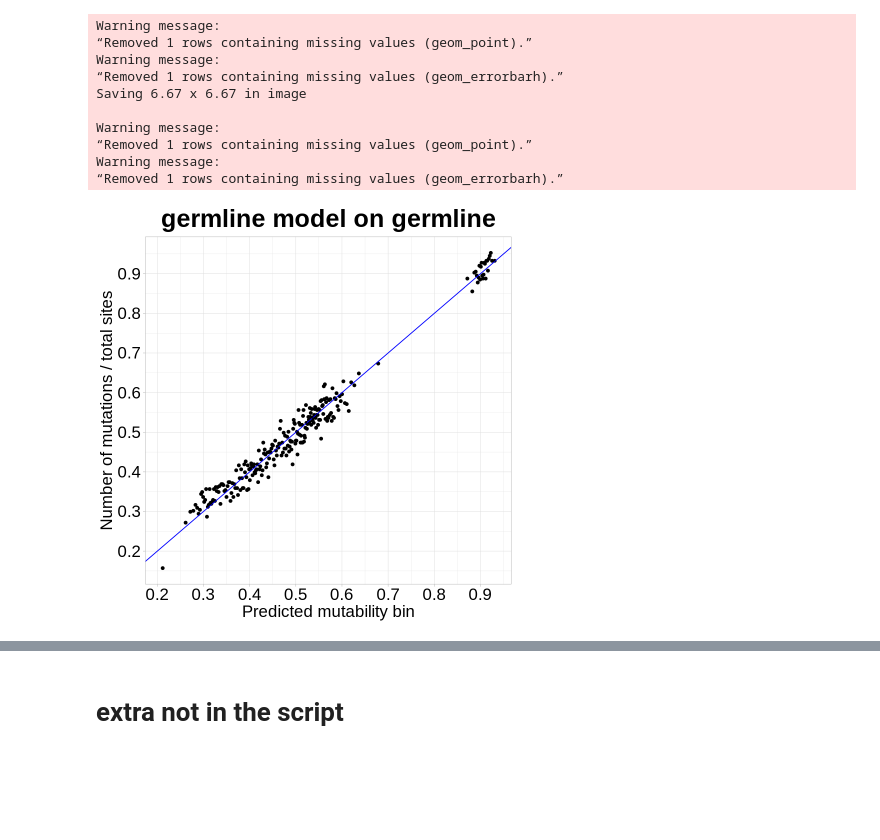
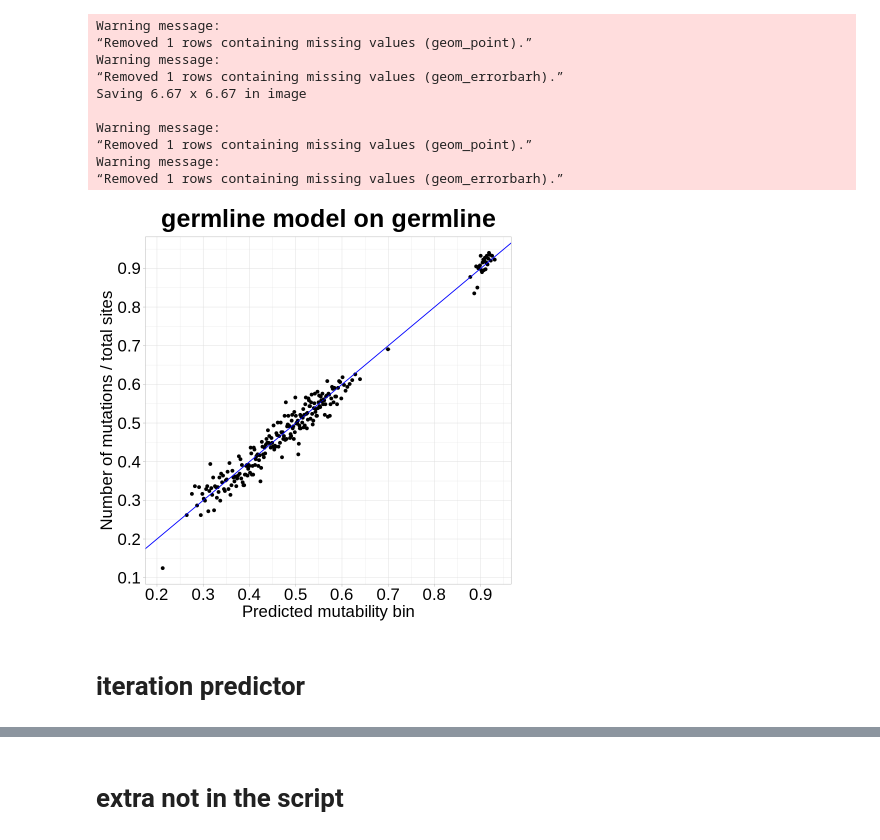
Before and after one commit to MadeleineOman/mutability, a Jupyter notebook: analysis/modules/plotting_scatter/plotting_scatter.ipynb, the cells around one changed output, grey strips where cells are left out. Drawn from its saved outputs; the diff is of its cells as text; code cells hidden in the pictures; blank space fills up the shorter version.

Commit message:
the scatter plot predcition notebook that was used for model 5 before is atrted model 4. now i start editing for model 4

```diff
--- a/analysis/modules/plotting_scatter/plotting_scatter.ipynb
+++ b/analysis/modules/plotting_scatter/plotting_scatter.ipynb
@@ -1,14 +1,14 @@
 # %%
-args = commandArgs(trailingOnly=TRUE)
-model_name = args[1]
-bin_size_desiredMin = as.integer(args[2])
-tissue = args[3]
-tissue_predOn = args[4]
-# tissue  = "germline"
-# tissue_predOn = "germline"
-# model_name = "model3"
-# bin_size_desiredMin = 400
-tmp_pathToFiles = "" #an arbitrary variable i use to convert b/t the directory of the creator notebook (play mode) and the home directory (snakemake executible)
+# args = commandArgs(trailingOnly=TRUE)
+# model_name = args[1]
+# bin_size_desiredMin = as.integer(args[2])
+# tissue = args[3]
+# tissue_predOn = args[4]
+tissue  = "germline"
+tissue_predOn = "germline"
+model_name = "model4"
+bin_size_desiredMin = 400
+tmp_pathToFiles = "../../../" #an arbitrary variable i use to convert b/t the directory of the creator notebook (play mode) and the home directory (snakemake executible)
 
 library(ggplot2)
 library(stringr)
@@ -92,31 +92,31 @@ ggsave(filename)
 string_to_print = paste(round(sum(probs_df$mutation_status)/nrow(probs_df),2),"mutation Ratio",sep=" ")
 cat(string_to_print,file=error_output_file,sep="\n",append=TRUE)
 string_to_print = paste(nrow(probs_df)," totalSites_",sep=" ")
 cat(string_to_print,file=error_output_file,sep="\n",append=TRUE)
 string_to_print = paste(bin_size,"_sizedBinsNoOverlap",sep=" ")
 cat(string_to_print,file=error_output_file,sep="\n",append=TRUE)
 string_to_print = "errorBars = standard error"
 cat(string_to_print,file=error_output_file,sep="\n",append=TRUE)
 
 
 string_to_print = paste("accuracy of model on bins is",1-mean(abs(plotting_df$average_predicted_probs - plotting_df$average_proportion_mutations),na.rm=TRUE),sep=" ")
 cat(string_to_print,file=error_output_file,sep="\n",append=TRUE)
 string_to_print = paste("MAE of the model on the bins is",mean(abs(plotting_df$average_predicted_probs - plotting_df$average_proportion_mutations),na.rm=TRUE),sep=" ")
 cat(string_to_print,file=error_output_file,sep="\n",append=TRUE)
 
 #making the scatter linear model and printing detaisl to file
 fit<-lm(average_proportion_mutations~average_predicted_probs,data=plotting_df)
 string_to_print = paste("r-squared is",summary(fit)$r.squared,sep=" ")
 cat(string_to_print,file=error_output_file,sep="\n",append=TRUE)
 # %% [output]
 Warning message:
 “Removed 1 rows containing missing values (geom_point).”
 Warning message:
 “Removed 1 rows containing missing values (geom_errorbarh).”
 Saving 6.67 x 6.67 in image
 
 Warning message:
 “Removed 1 rows containing missing values (geom_point).”
 Warning message:
 “Removed 1 rows containing missing values (geom_errorbarh).”
-[figure, old version]
+[figure, new version]
@@ -122,0 +126,2 @@ Warning message:
+# %% [markdown]
+# **iteration predictor**
```
Also changed, not shown: parts of 4 cells of this notebook.
